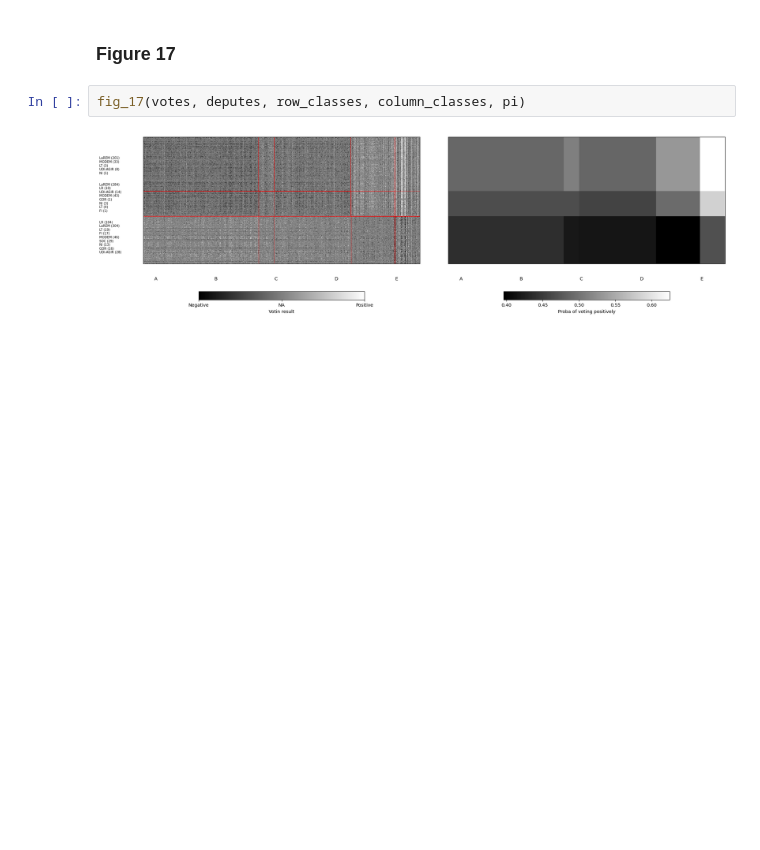
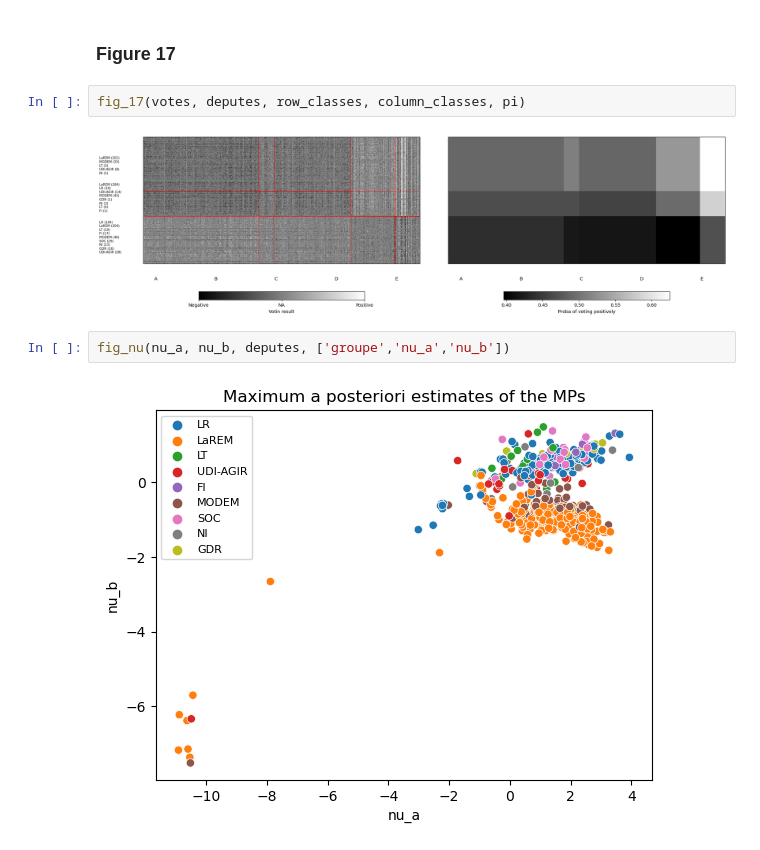
Before and after one commit to AngelReyero/LBM-MNAR, a Jupyter notebook: run.ipynb, the cells around one changed output. Cells and saved outputs as stored; diff of their text form; blank space fills up the shorter version.

Commit message:
figure 12 done

```diff
--- a/run.ipynb
+++ b/run.ipynb
@@ -61,3 +61,7 @@ nu_d = np.array(loaded_parameters['nu_q'])
 fig_17(votes, deputes, row_classes, column_classes, pi)
 # %% [output]
 [figure]
+# %%
+fig_nu(nu_a, nu_b, deputes, ['groupe','nu_a','nu_b'])
+# %% [output]
+[figure, added]
```
Also changed, not shown: parts of 3 cells of this notebook, 3 other files.
